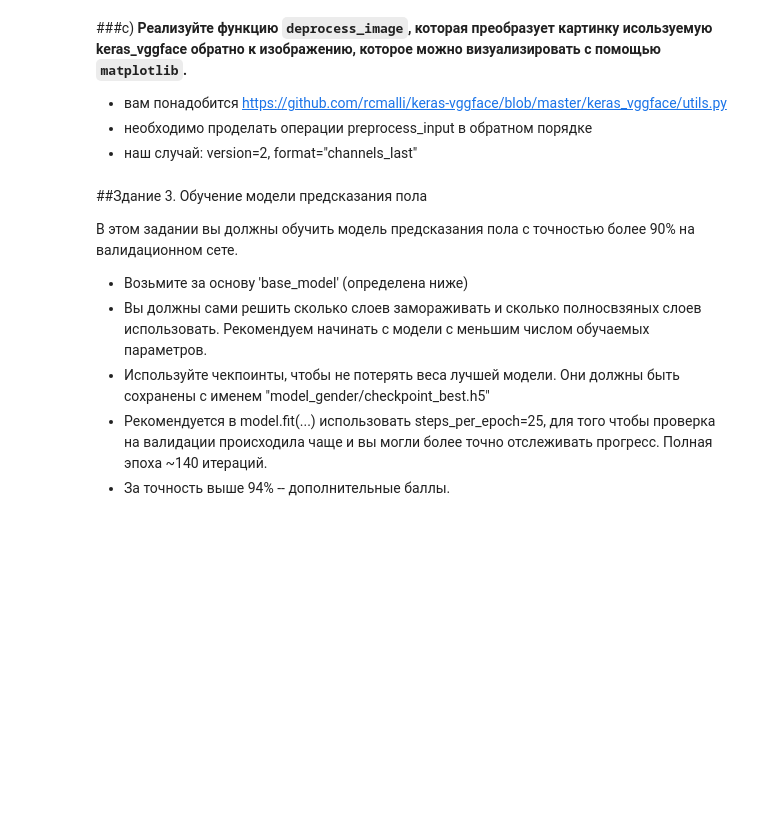
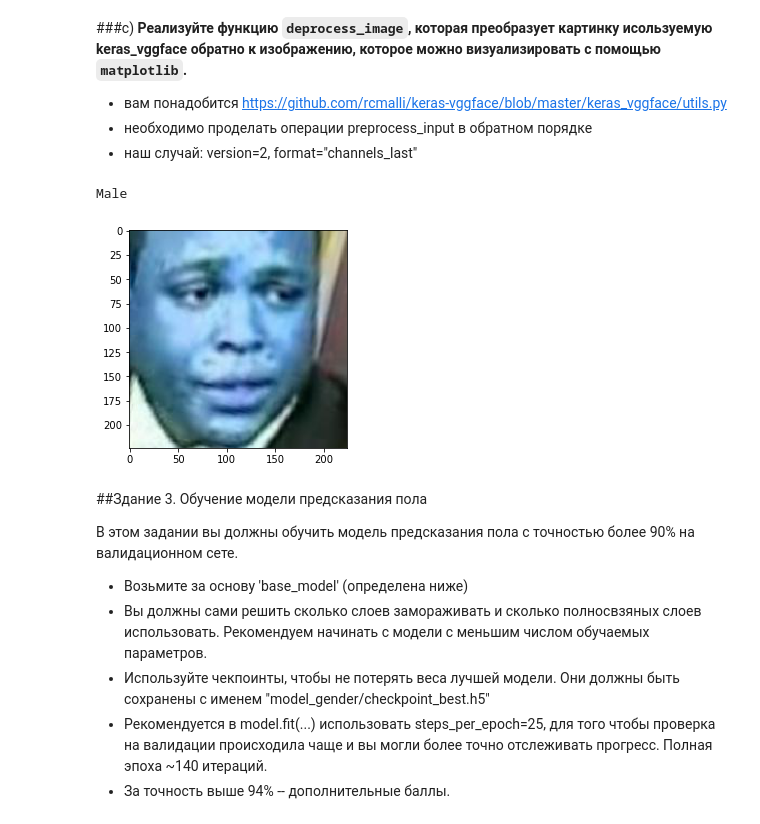
Before and after one commit to larinsi/DS0P, a Jupyter notebook: Machine_learning_Middle_level_Neural_networks/05_Convolutional_neural_networks_Pt2/Homework/homework_2_.ipynb, the cells around one changed output. Drawn from its saved outputs; the diff is of its cells as text; code cells hidden in the pictures; blank space fills up the shorter version.

```diff
--- a/Machine_learning_Middle_level_Neural_networks/05_Convolutional_neural_networks_Pt2/Homework/homework_2_.ipynb
+++ b/Machine_learning_Middle_level_Neural_networks/05_Convolutional_neural_networks_Pt2/Homework/homework_2_.ipynb
@@ -455,27 +455,30 @@ print(sample_images[100].max(), sample_images[100].min()) # можно увид
 # %%
 def deprocess_image(vggface_image):
     """
     vggface_image -- (H, W, 3) картинка после препросессинга.
     содержит отрицательные значения и некорректно отображается matplotlib
 
     return: корректно отображаеая картинка типа np.uint8(!!).
 
     ! работайте с копией картинки (image = np.copy(vggface_image)) !
     """
     # < YOUR CODE STARTS HERE >
 
-
-
-
-
+    image = np.copy(vggface_image[:, ::-1, ...])
+    image[..., 0] += 91.4953
+    image[..., 1] += 103.8827
+    image[..., 2] += 131.0912
 
 
     # < YOUR CODE ENDS HERE >
-    return image
+    return image.astype(np.uint8)
 
 # теперь картинка должна отображаться корректно
 plt.imshow(deprocess_image(sample_images[5]))
 print(gender_mapping[int(sample_labels[5])])
+# %% [output]
+Male
+[figure, added]
 # %% [markdown]
 ##Здание 3. Обучение модели предсказания пола
 
```
